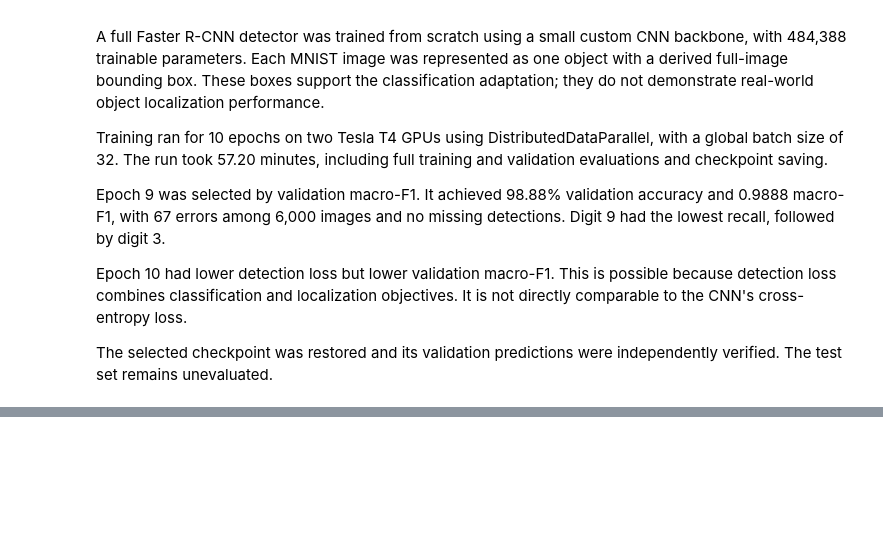
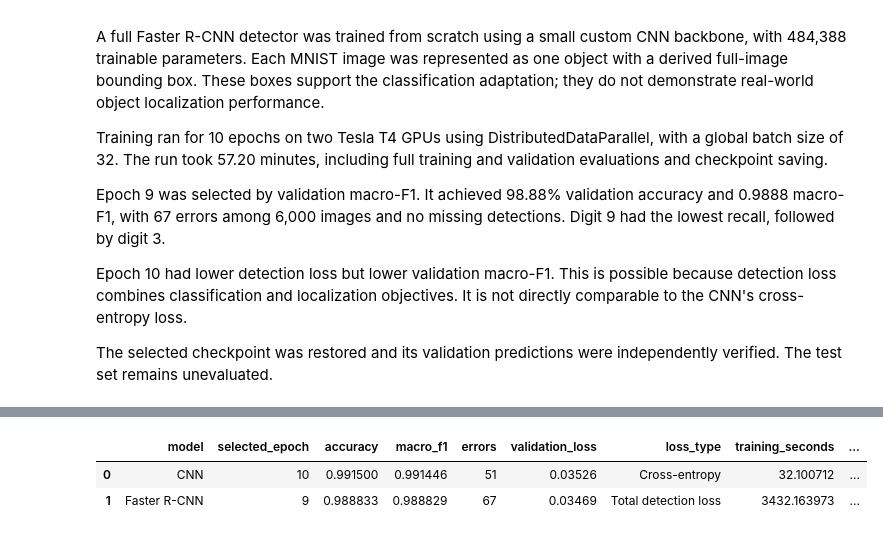
Before and after one commit to soulaimane-22/Deep-Learning-Lab2, a Jupyter notebook: notebooks/02_faster_rcnn_mnist.ipynb, the cells around one changed output, grey strips where cells are left out. Cells and saved outputs as stored; diff of their text form; code cells hidden in the pictures; blank space fills up the shorter version.

```diff
--- a/notebooks/02_faster_rcnn_mnist.ipynb
+++ b/notebooks/02_faster_rcnn_mnist.ipynb
@@ -2127,0 +2308,84 @@ independently verified. The test set remains unevaluated.
+# %%
+RESULTS_DIR = Path("/kaggle/working/results")
+PLOTS_DIR = Path("/kaggle/working/plots")
+RESULTS_DIR.mkdir(parents=True, exist_ok=True)
+PLOTS_DIR.mkdir(parents=True, exist_ok=True)
+
+comparison_details = pd.DataFrame([
+    {
+        "model": "CNN",
+        "selected_epoch": cnn_comparison_config["selected_epoch"],
+        "selection_metric": "Minimum validation cross-entropy",
+        "validation_loss": cnn_comparison_config["validation_metrics"]["loss"],
+        "loss_type": "Cross-entropy",
+        "training_seconds": cnn_comparison_config["training_seconds"],
+        "gpus_used": cnn_comparison_config["gpus_used"],
+    },
+    {
+        "model": "Faster R-CNN",
+        "selected_epoch": rcnn_comparison_config["selected_epoch"],
+        "selection_metric": "Maximum validation macro-F1",
+        "validation_loss": float(rcnn_validation_record["loss"]),
+        "loss_type": "Total detection loss",
+        "training_seconds": rcnn_comparison_config["training_seconds"],
+        "gpus_used": rcnn_comparison_config["gpus_used"],
+    },
+])
+
+comparison_table = comparison_verified_metrics.merge(
+    comparison_details,
+    on="model",
+    validate="one_to_one",
+)
+
+comparison_table["training_minutes"] = (
+    comparison_table["training_seconds"] / 60
+)
+
+display(comparison_table[[
+    "model",
+    "selected_epoch",
+    "accuracy",
+    "macro_f1",
+    "errors",
+    "validation_loss",
+    "loss_type",
+    "training_seconds",
+    "training_minutes",
+    "gpus_used",
+]].round(6))
+
+comparison_table.to_csv(
+    RESULTS_DIR / "cnn_vs_faster_rcnn_comparison.csv",
+    index=False,
+)
+
+comparison_protocol = {
+    "partition": "validation",
+    "samples": len(aligned_predictions),
+    "split_sha256": cnn_comparison_config["split_sha256"],
+    "source_sha256": cnn_comparison_config["source_sha256"],
+    "cnn_timing_scope": cnn_comparison_config["timing_scope"],
+    "faster_rcnn_timing_scope": rcnn_comparison_config["timing_scope"],
+    "limitations": [
+        "Different checkpoint-selection metrics.",
+        "Classification and detection losses are not directly comparable.",
+        "Different GPU counts and evaluation workloads.",
+        "Full-image boxes adapt MNIST to detection; localization is not assessed.",
+        "One run per model; differences do not establish general superiority.",
+    ],
+    "test_evaluated": False,
+}
+
+(RESULTS_DIR / "cnn_vs_faster_rcnn_protocol.json").write_text(
+    json.dumps(comparison_protocol, indent=2),
+    encoding="utf-8",
+)
+
+print("PASS: comparison table and protocol saved.")
+print("Loss values must not be ranked across these different objectives.")
+print("Run times describe the recorded experiments, not a controlled speed benchmark.")
+# %% [output]
+|  | model | selected_epoch | accuracy | macro_f1 | errors | validation_loss | loss_type | training_seconds | ... |
+| 0 | CNN | 10 | 0.991500 | 0.991446 | 51 | 0.03526 | Cross-entropy | 32.100712 | ... |
+| 1 | Faster R-CNN | 9 | 0.988833 | 0.988829 | 67 | 0.03469 | Total detection loss | 3432.163973 | ... |
```
Also changed, not shown: parts of 6 cells of this notebook, 2 other files.
